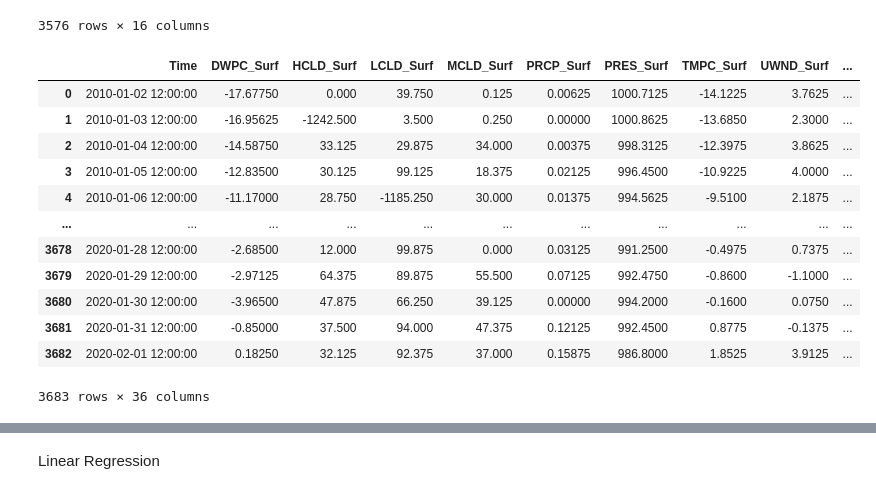
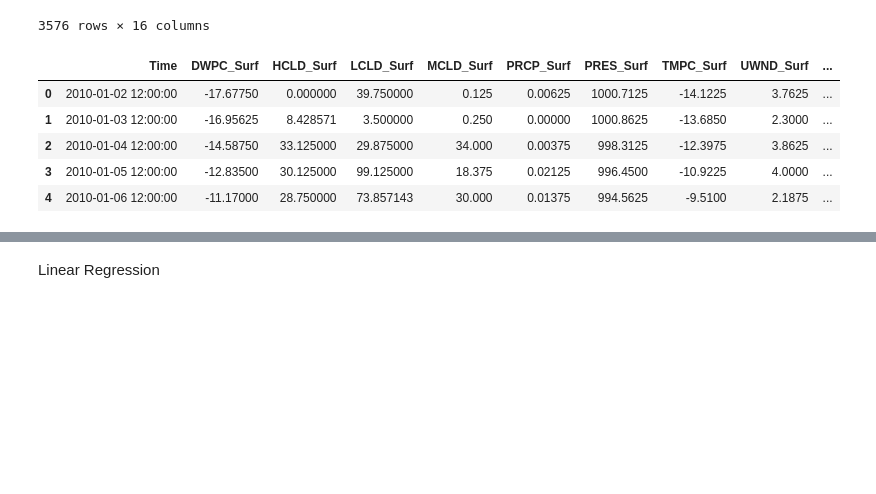
Before and after one commit to dfu2020/ATMS-597-SP-2020-Project-4, a Jupyter notebook: Project4_Joyce_v2.ipynb, the cells around one changed output, grey strips where cells are left out. Cells and saved outputs as stored; diff of their text form; code cells hidden in the pictures; blank space fills up the shorter version.

```diff
--- a/Project4_Joyce_v2.ipynb
+++ b/Project4_Joyce_v2.ipynb
@@ -53,6 +53,8 @@ GFS_surface.rename(columns={'DWPC': 'DWPC_Surf', 'HCLD': 'HCLD_Surf', 'LCLD': 'L
                             'PRCP': 'PRCP_Surf', 'PRES': 'PRES_Surf', 'TMPC': 'TMPC_Surf', 'UWND': 'UWND_Surf',
                             'VWND': 'VWND_Surf', 'WSPD': 'WSPD_Surf'}, inplace = True)
 GFS_surface.dropna(inplace=True)
+GFS_surface.replace({9999.0: np.nan}, inplace=True)
+GFS_surface.replace({-9999.0: np.nan}, inplace=True)
 
 # shift data back 6 hours and resample by day
 GFS_surface.index = GFS_surface.index + pd.DateOffset(hours = -6)
@@ -145,22 +147,15 @@ df1
 # %%
 # Combine GFS Profile and GFS Surface
 df2 = pd.merge(GFS_surface.reset_index(), GFS_profile.reset_index(), on='Time', how='inner')
 df2.Time = pd.to_datetime(df2.Time)
-df2
+df2.head()
 # %% [output]
 |  | Time | DWPC_Surf | HCLD_Surf | LCLD_Surf | MCLD_Surf | PRCP_Surf | PRES_Surf | TMPC_Surf | UWND_Surf | ... |
-| 0 | 2010-01-02 12:00:00 | -17.67750 | 0.000 | 39.750 | 0.125 | 0.00625 | 1000.7125 | -14.1225 | 3.7625 | ... |
-| 1 | 2010-01-03 12:00:00 | -16.95625 | -1242.500 | 3.500 | 0.250 | 0.00000 | 1000.8625 | -13.6850 | 2.3000 | ... |
-| 2 | 2010-01-04 12:00:00 | -14.58750 | 33.125 | 29.875 | 34.000 | 0.00375 | 998.3125 | -12.3975 | 3.8625 | ... |
-| 3 | 2010-01-05 12:00:00 | -12.83500 | 30.125 | 99.125 | 18.375 | 0.02125 | 996.4500 | -10.9225 | 4.0000 | ... |
-| 4 | 2010-01-06 12:00:00 | -11.17000 | 28.750 | -1185.250 | 30.000 | 0.01375 | 994.5625 | -9.5100 | 2.1875 | ... |
-| ... | ... | ... | ... | ... | ... | ... | ... | ... | ... | ... |
-| 3678 | 2020-01-28 12:00:00 | -2.68500 | 12.000 | 99.875 | 0.000 | 0.03125 | 991.2500 | -0.4975 | 0.7375 | ... |
-| 3679 | 2020-01-29 12:00:00 | -2.97125 | 64.375 | 89.875 | 55.500 | 0.07125 | 992.4750 | -0.8600 | -1.1000 | ... |
-| 3680 | 2020-01-30 12:00:00 | -3.96500 | 47.875 | 66.250 | 39.125 | 0.00000 | 994.2000 | -0.1600 | 0.0750 | ... |
-| 3681 | 2020-01-31 12:00:00 | -0.85000 | 37.500 | 94.000 | 47.375 | 0.12125 | 992.4500 | 0.8775 | -0.1375 | ... |
-| 3682 | 2020-02-01 12:00:00 | 0.18250 | 32.125 | 92.375 | 37.000 | 0.15875 | 986.8000 | 1.8525 | 3.9125 | ... |
+| 0 | 2010-01-02 12:00:00 | -17.67750 | 0.000000 | 39.750000 | 0.125 | 0.00625 | 1000.7125 | -14.1225 | 3.7625 | ... |
+| 1 | 2010-01-03 12:00:00 | -16.95625 | 8.428571 | 3.500000 | 0.250 | 0.00000 | 1000.8625 | -13.6850 | 2.3000 | ... |
+| 2 | 2010-01-04 12:00:00 | -14.58750 | 33.125000 | 29.875000 | 34.000 | 0.00375 | 998.3125 | -12.3975 | 3.8625 | ... |
+| 3 | 2010-01-05 12:00:00 | -12.83500 | 30.125000 | 99.125000 | 18.375 | 0.02125 | 996.4500 | -10.9225 | 4.0000 | ... |
+| 4 | 2010-01-06 12:00:00 | -11.17000 | 28.750000 | 73.857143 | 30.000 | 0.01375 | 994.5625 | -9.5100 | 2.1875 | ... |
-3683 rows × 36 columns
 # %%
 # Combine two intermediate datasets into one feature matrix
 # Could merge outer to preserve the 3-hour time steps, here I cut those out
```
Also changed, not shown: parts of 18 cells of this notebook.
